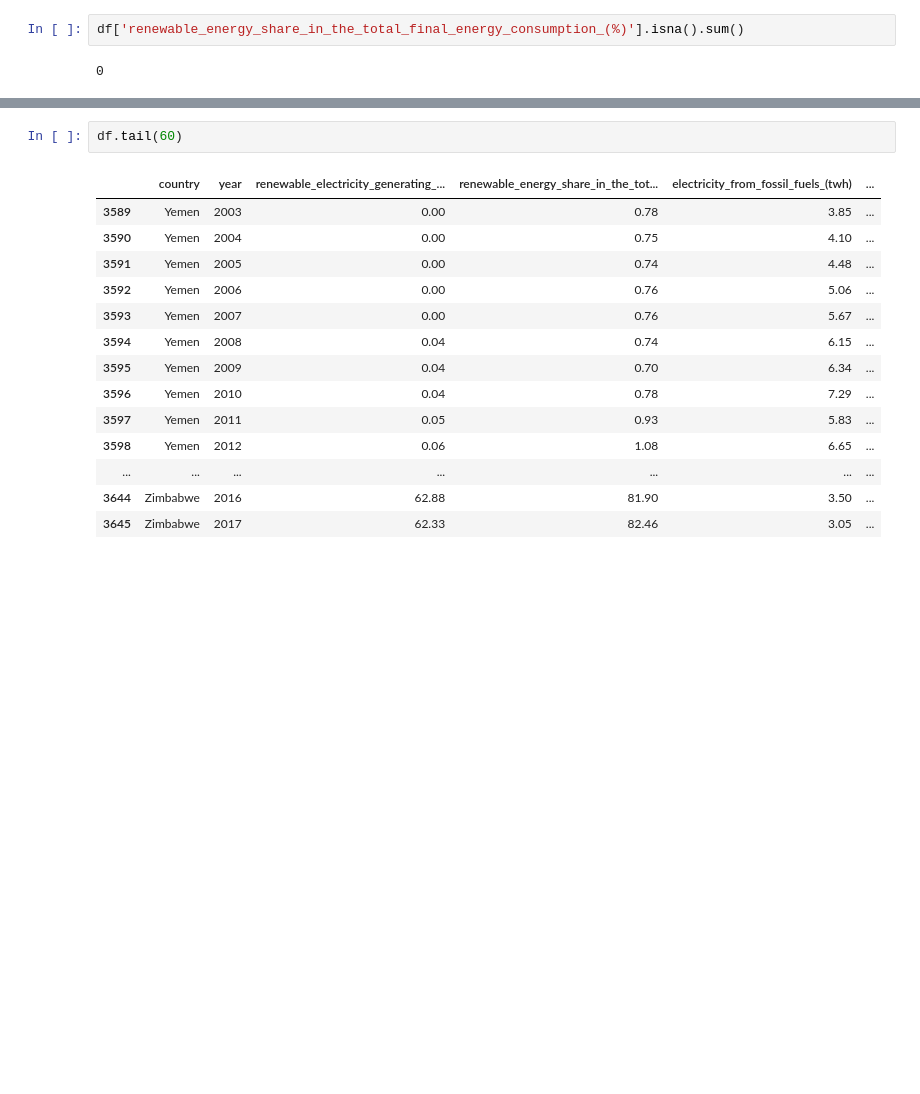
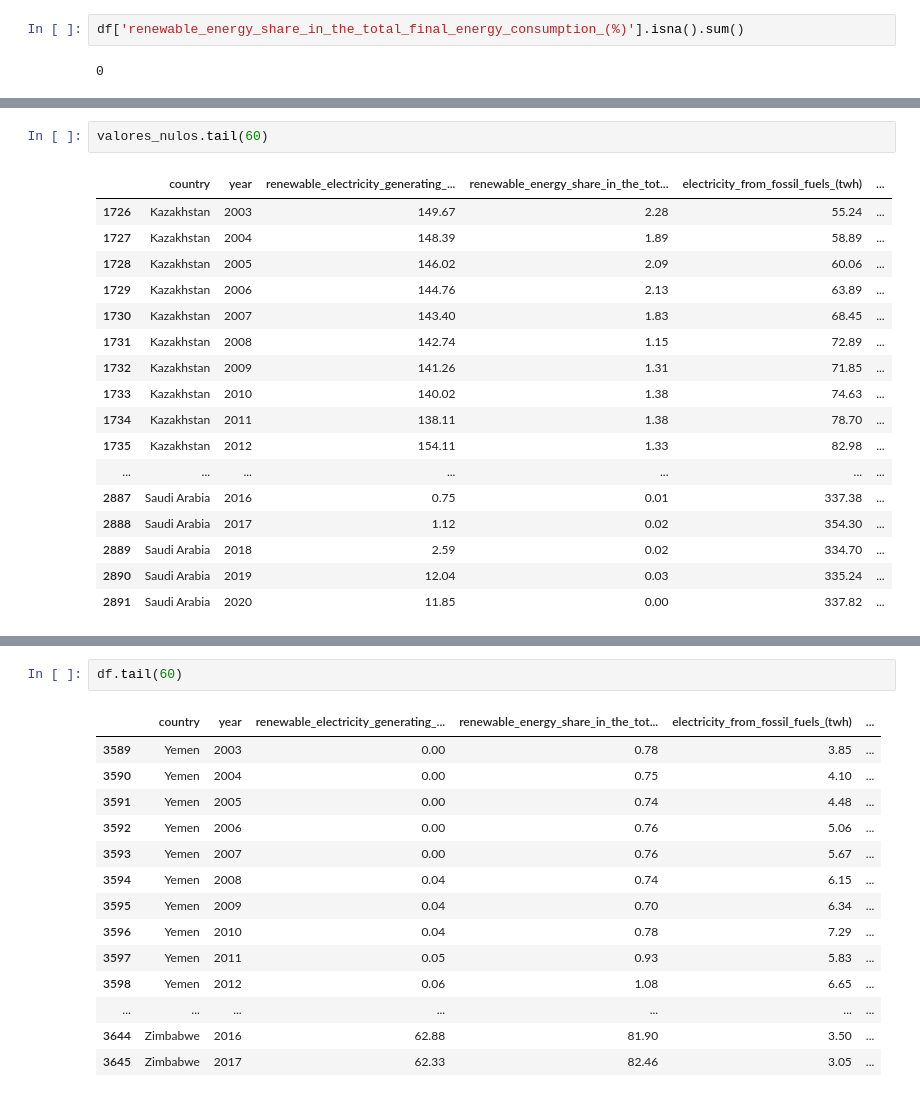
Before and after one commit to Gbau11/Proyecto, a Jupyter notebook: Quitar NaN.ipynb, the cells around one changed output, grey strips where cells are left out. Saved outputs shown, nothing was run; the diff lists cells and outputs as text; blank space fills up the shorter version.

```diff
--- a/Quitar NaN.ipynb
+++ b/Quitar NaN.ipynb
@@ -200,0 +281,20 @@ Name: renewable_energy_share_in_the_total_final_energy_consumption_(%), dtype: f
+# %%
+valores_nulos.tail(60)
+# %% [output]
+|  | country | year | renewable_electricity_generating_... | renewable_energy_share_in_the_tot... | electricity_from_fossil_fuels_(twh) | ... |
+| 1726 | Kazakhstan | 2003 | 149.67 | 2.28 | 55.24 | ... |
+| 1727 | Kazakhstan | 2004 | 148.39 | 1.89 | 58.89 | ... |
+| 1728 | Kazakhstan | 2005 | 146.02 | 2.09 | 60.06 | ... |
+| 1729 | Kazakhstan | 2006 | 144.76 | 2.13 | 63.89 | ... |
+| 1730 | Kazakhstan | 2007 | 143.40 | 1.83 | 68.45 | ... |
+| 1731 | Kazakhstan | 2008 | 142.74 | 1.15 | 72.89 | ... |
+| 1732 | Kazakhstan | 2009 | 141.26 | 1.31 | 71.85 | ... |
+| 1733 | Kazakhstan | 2010 | 140.02 | 1.38 | 74.63 | ... |
+| 1734 | Kazakhstan | 2011 | 138.11 | 1.38 | 78.70 | ... |
+| 1735 | Kazakhstan | 2012 | 154.11 | 1.33 | 82.98 | ... |
+| ... | ... | ... | ... | ... | ... | ... |
+| 2887 | Saudi Arabia | 2016 | 0.75 | 0.01 | 337.38 | ... |
+| 2888 | Saudi Arabia | 2017 | 1.12 | 0.02 | 354.30 | ... |
+| 2889 | Saudi Arabia | 2018 | 2.59 | 0.02 | 334.70 | ... |
+| 2890 | Saudi Arabia | 2019 | 12.04 | 0.03 | 335.24 | ... |
+| 2891 | Saudi Arabia | 2020 | 11.85 | 0.00 | 337.82 | ... |
```
Also changed, not shown: parts of 12 cells of this notebook.
